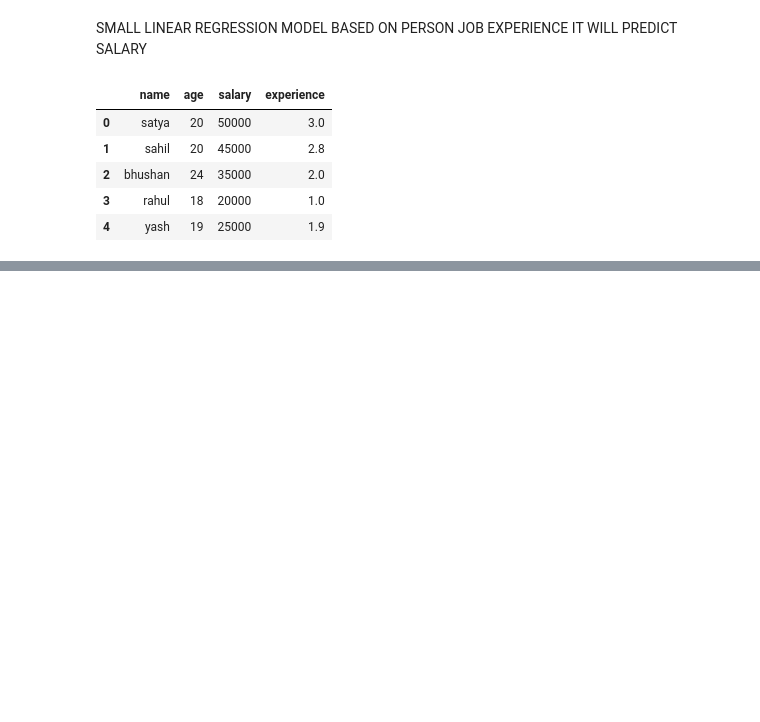
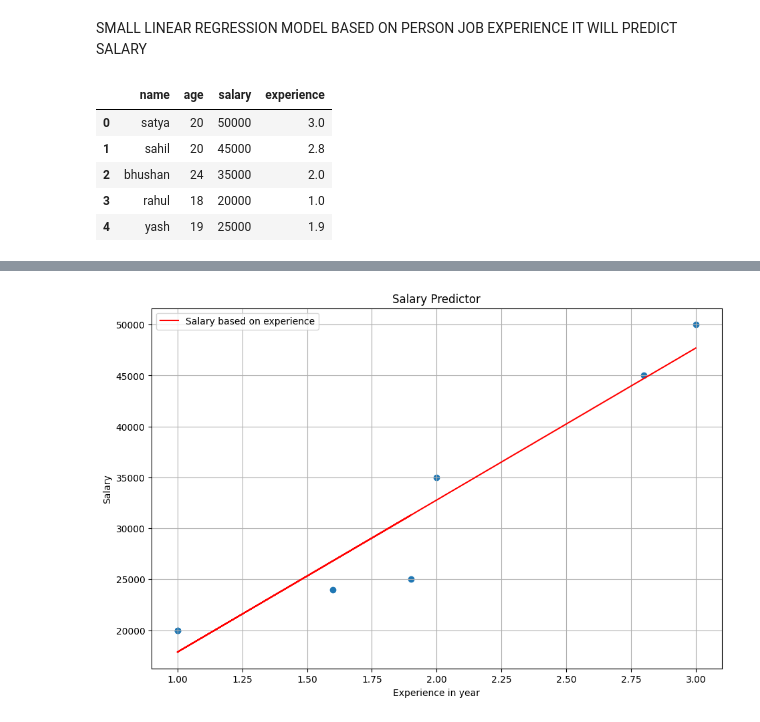
Before and after one commit to Satyajit-Rogaye/Small-ML-Model, a Jupyter notebook: SalaryPredictor/salarypredictor.ipynb, the cells around one changed output, grey strips where cells are left out. Cells and saved outputs as stored; diff of their text form; code cells hidden in the pictures; blank space fills up the shorter version.

```diff
--- a/SalaryPredictor/salarypredictor.ipynb
+++ b/SalaryPredictor/salarypredictor.ipynb
@@ -43 +43,15 @@ according to your work experience 7.0 years your appriximately salary is 107376.
 r2 score = 0.9
+# %%
+import matplotlib.pyplot as plt
+
+plt.figure(figsize=(11,7))
+plt.scatter(data['experience'],data['salary'])
+plt.plot(data['experience'],y_pred,color='red',label='Salary based on experience')
+plt.title("Salary Predictor")
+plt.xlabel("Experience in year")
+plt.ylabel("Salary")
+plt.legend()
+plt.grid()
+plt.show()
+# %% [output]
+[figure, added]
```
Also changed, not shown: parts of 1 cell of this notebook.
